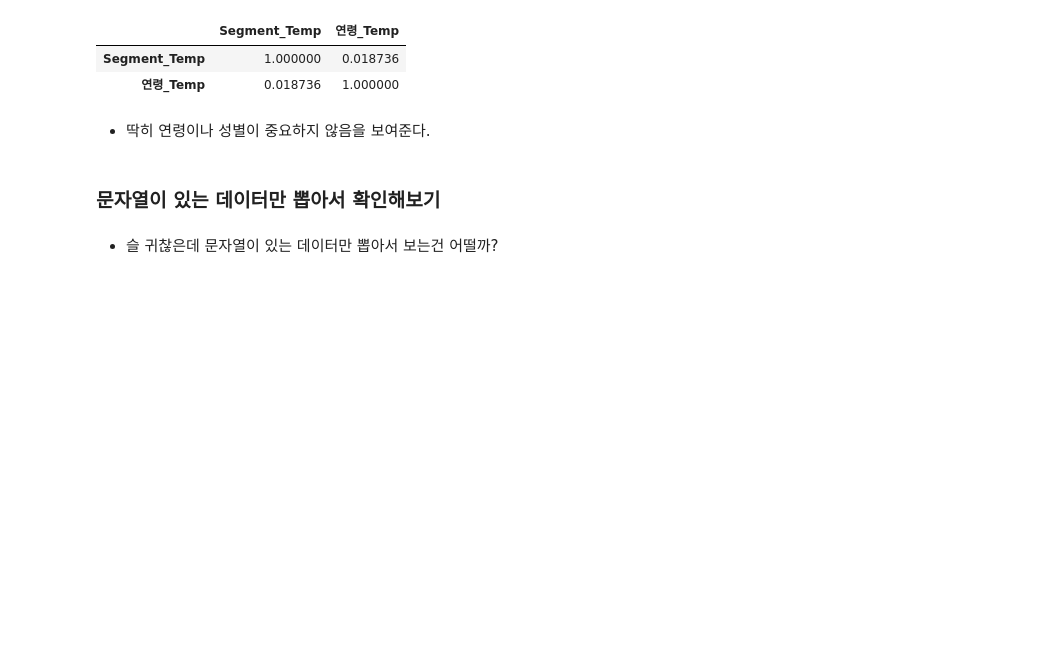
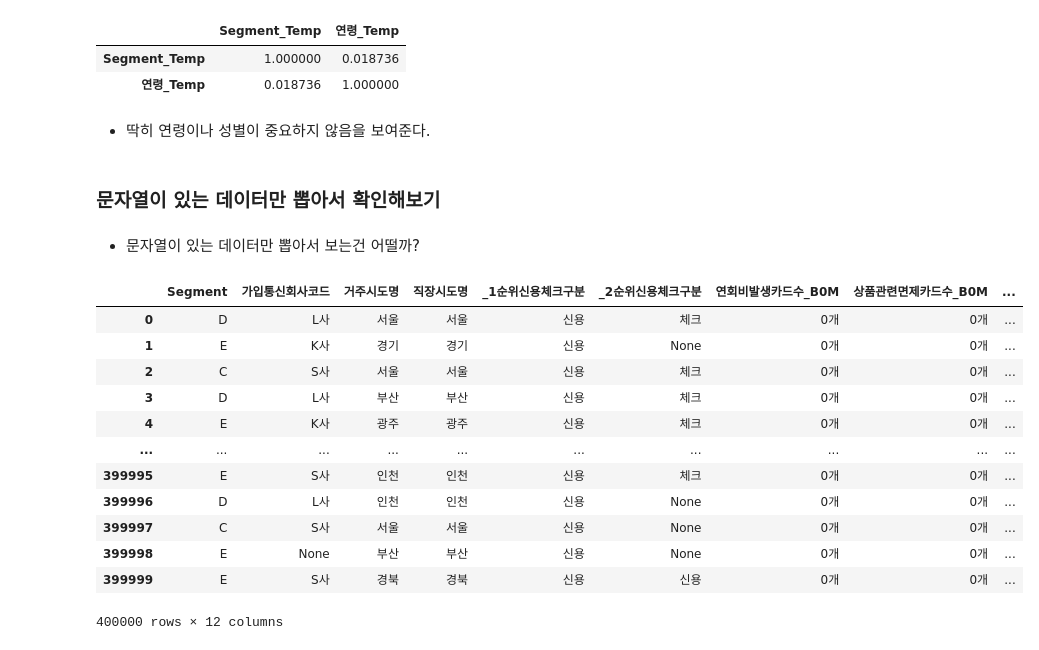
Before and after one commit to BalamBBang/Credit-Card-Segment, a Jupyter notebook: LGW/Data_Analysis.ipynb, the cells around one changed output. Saved outputs shown, nothing was run; the diff lists cells and outputs as text; code cells hidden in the pictures; blank space fills up the shorter version.

```diff
--- a/LGW/Data_Analysis.ipynb
+++ b/LGW/Data_Analysis.ipynb
@@ -419,4 +381,22 @@ df.drop(columns=["연령_Temp"], inplace=True)
 # %% [markdown]
 ### 문자열이 있는 데이터만 뽑아서 확인해보기
 # %% [markdown]
-- 슬 귀찮은데 문자열이 있는 데이터만 뽑아서 보는건 어떨까?
+- 문자열이 있는 데이터만 뽑아서 보는건 어떨까?
+# %%
+# 모든 컬럼에서 데이터 타입이 문자열인 컬럼을 찾기
+df_String = df.select_dtypes(include=['object']).drop(columns=['ID',"연령"])
+df_String
+# %% [output]
+|  | Segment | 가입통신회사코드 | 거주시도명 | 직장시도명 | _1순위신용체크구분 | _2순위신용체크구분 | 연회비발생카드수_B0M | 상품관련면제카드수_B0M | ... |
+| 0 | D | L사 | 서울 | 서울 | 신용 | 체크 | 0개 | 0개 | ... |
+| 1 | E | K사 | 경기 | 경기 | 신용 | None | 0개 | 0개 | ... |
+| 2 | C | S사 | 서울 | 서울 | 신용 | 체크 | 0개 | 0개 | ... |
+| 3 | D | L사 | 부산 | 부산 | 신용 | 체크 | 0개 | 0개 | ... |
+| 4 | E | K사 | 광주 | 광주 | 신용 | 체크 | 0개 | 0개 | ... |
+| ... | ... | ... | ... | ... | ... | ... | ... | ... | ... |
+| 399995 | E | S사 | 인천 | 인천 | 신용 | 체크 | 0개 | 0개 | ... |
+| 399996 | D | L사 | 인천 | 인천 | 신용 | None | 0개 | 0개 | ... |
+| 399997 | C | S사 | 서울 | 서울 | 신용 | None | 0개 | 0개 | ... |
+| 399998 | E | None | 부산 | 부산 | 신용 | None | 0개 | 0개 | ... |
+| 399999 | E | S사 | 경북 | 경북 | 신용 | 신용 | 0개 | 0개 | ... |
+400000 rows × 12 columns
```
Also changed, not shown: parts of 58 cells of this notebook, 3 other files.
